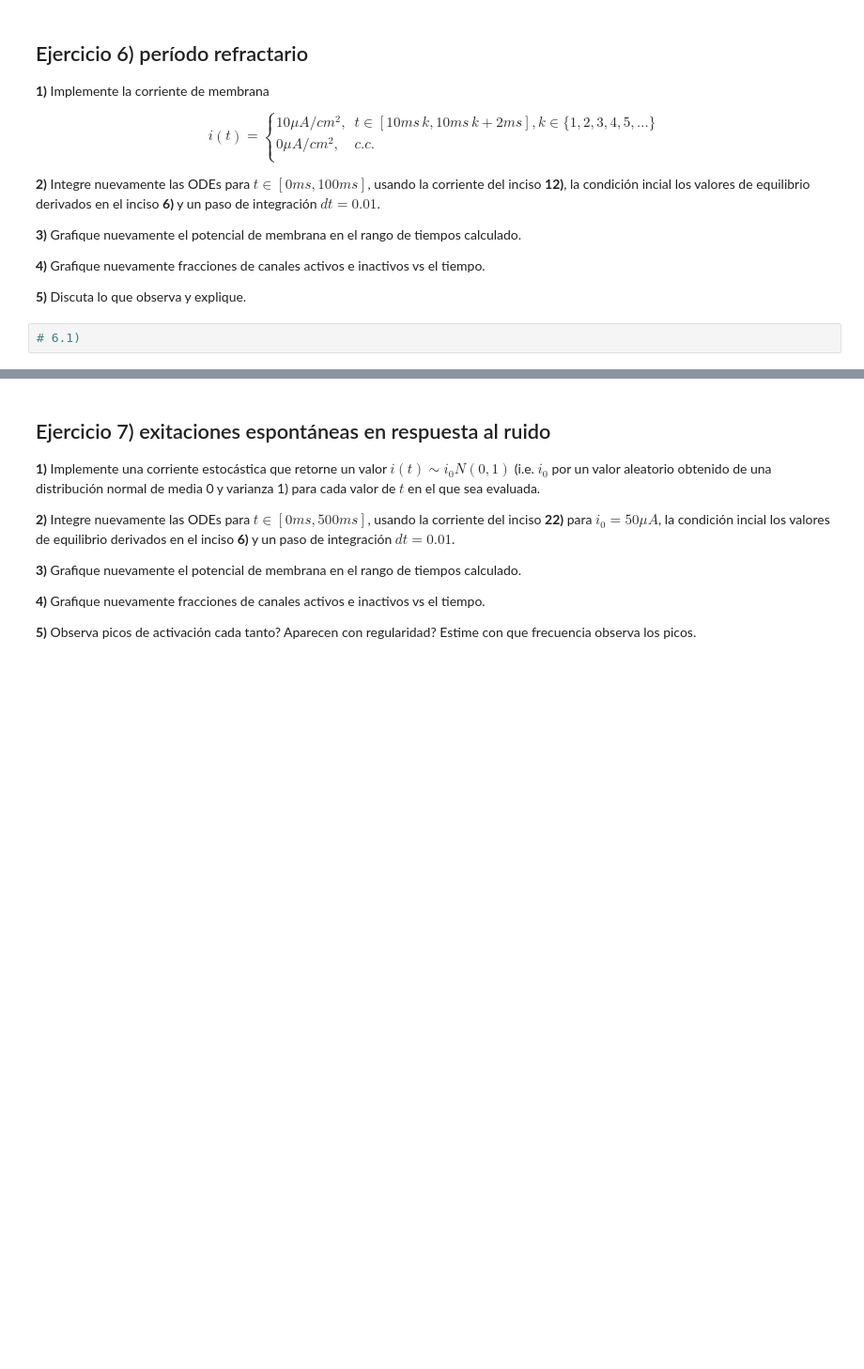
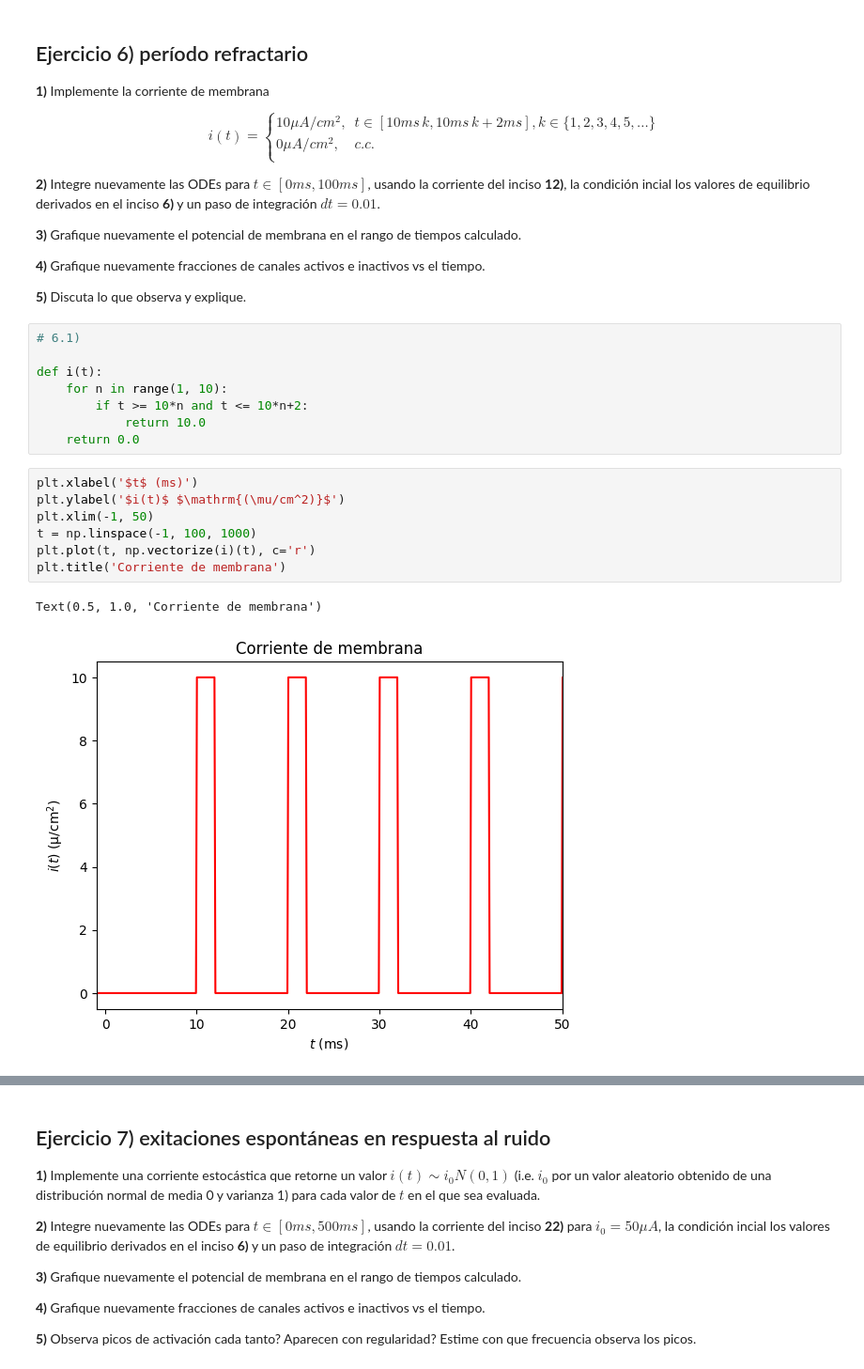
Before and after one commit to kevmansilla/redes-neuronales-trabajos, a Jupyter notebook: redes-neuronales-2024-guia-8.ipynb, the cells around one changed output, grey strips where cells are left out. Shown at 94% size. Saved outputs shown, nothing was run; the diff lists cells and outputs as text; blank space fills up the shorter version.

```diff
--- a/redes-neuronales-2024-guia-8.ipynb
+++ b/redes-neuronales-2024-guia-8.ipynb
@@ -707,5 +759,21 @@ $$
 **4)** Grafique nuevamente fracciones de canales activos e inactivos vs el tiempo.
 
 **5)** Discuta lo que observa y explique.
-# %%
-# 6.1)
+# %%
+# 6.1)
+
+def i(t):
+    for n in range(1, 10):
+        if t >= 10*n and t <= 10*n+2:
+            return 10.0
+    return 0.0
+# %%
+plt.xlabel('$t$ (ms)')
+plt.ylabel('$i(t)$ $\mathrm{(\mu/cm^2)}$')
+plt.xlim(-1, 50)
+t = np.linspace(-1, 100, 1000)
+plt.plot(t, np.vectorize(i)(t), c='r')
+plt.title('Corriente de membrana')
+# %% [output]
+Text(0.5, 1.0, 'Corriente de membrana')
+[figure, added]
```
Also changed, not shown: parts of 16 cells of this notebook.
